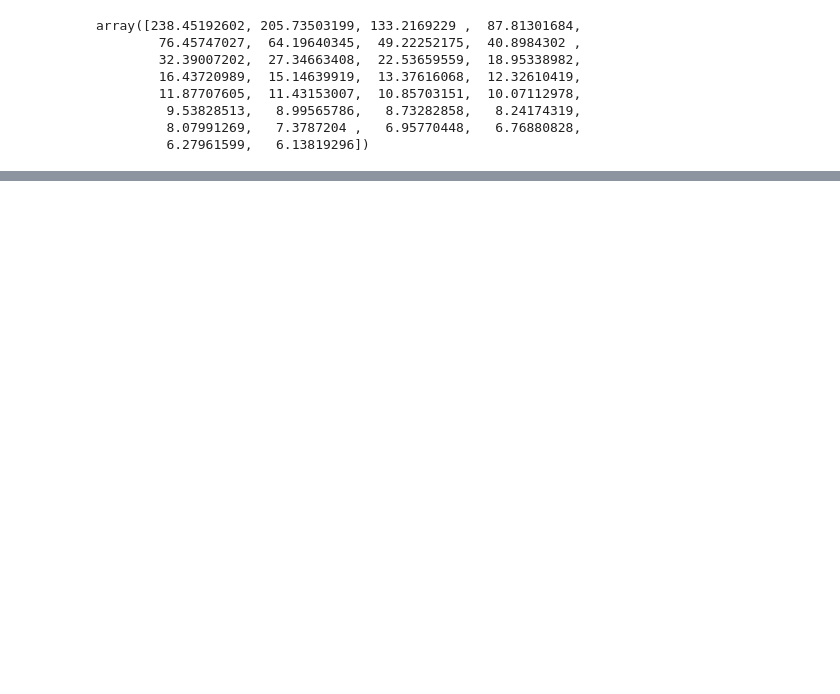
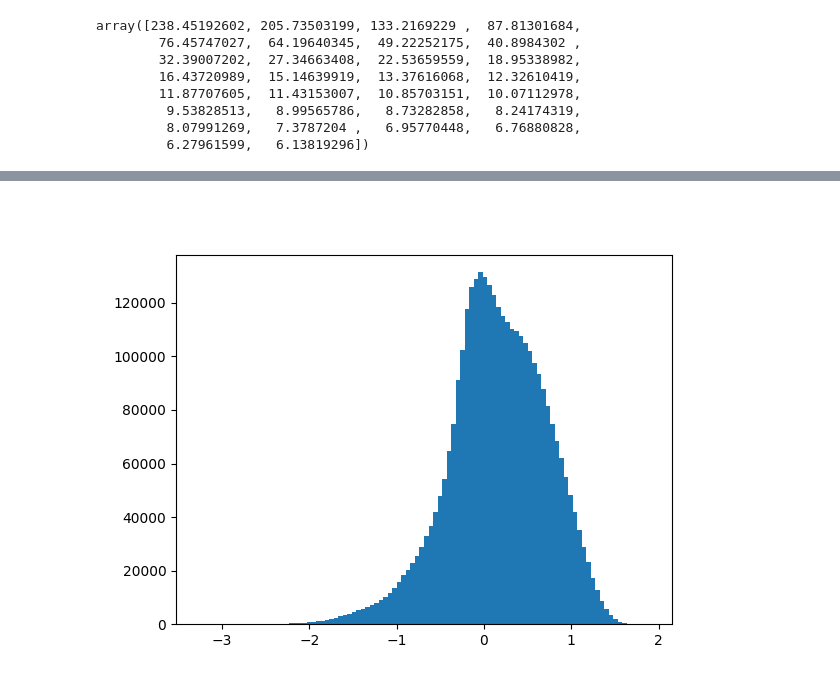
Before and after one commit to AllenInstitute/cplAE_MET, a Jupyter notebook: notebooks/Morphology_PCA.ipynb, the cells around one changed output, grey strips where cells are left out. Saved outputs shown, nothing was run; the diff lists cells and outputs as text; code cells hidden in the pictures; blank space fills up the shorter version.

```diff
--- a/notebooks/Morphology_PCA.ipynb
+++ b/notebooks/Morphology_PCA.ipynb
@@ -30,6 +30,7 @@ dest_name = "../data/raw/MET_M120x4_50k_4Apr23_PCA.mat"
 X_raw = met_data["M_dat"]
 X_flat = X_raw.reshape([X_raw.shape[0], -1])
 X = X_flat[~np.isnan(X_flat).any(1)]
+X_img = X_raw[~np.isnan(X_flat).any(1)]
 # %%
 pca = PCA().fit(X)
 # %%
@@ -70 +74,9 @@ matlab["E_dat"] = scores
 sio.savemat(dest_name, matlab)
+# %%
+x = np.log10(X_img.flatten())
+x = x[~np.isinf(x)]
+(fig, ax) = plt.subplots(1, 1)
+ax.hist(x, 100)
+plt.show()
+# %% [output]
+[figure, added]
```
Also changed, not shown: parts of 14 cells of this notebook, 1 other file.
